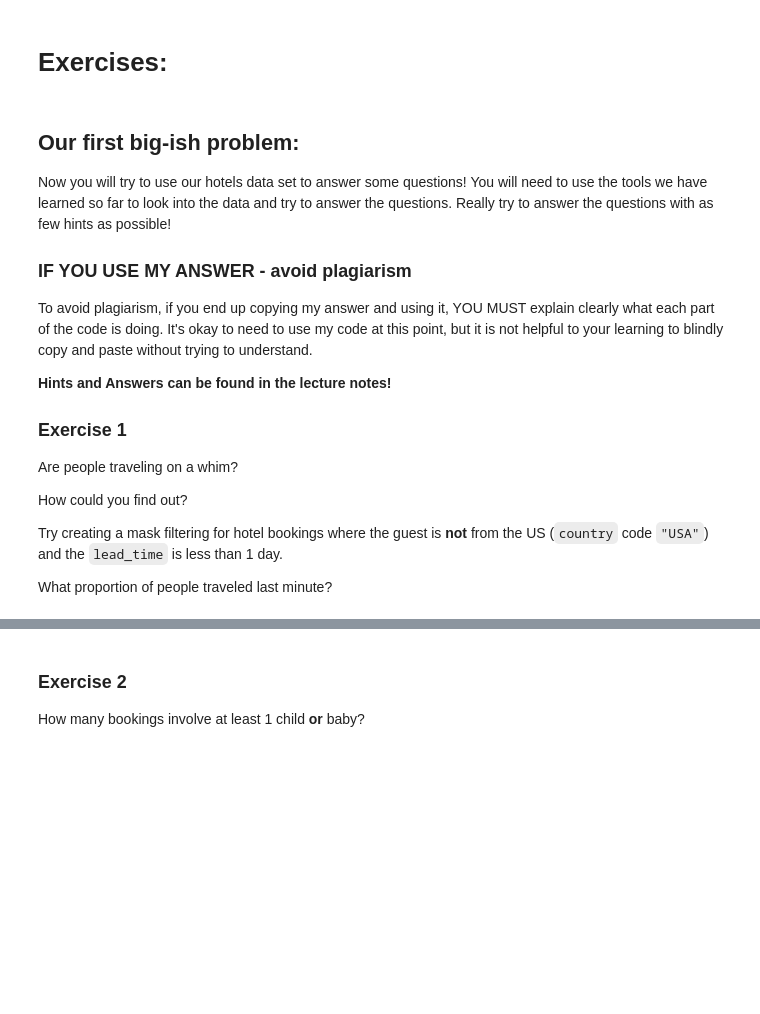
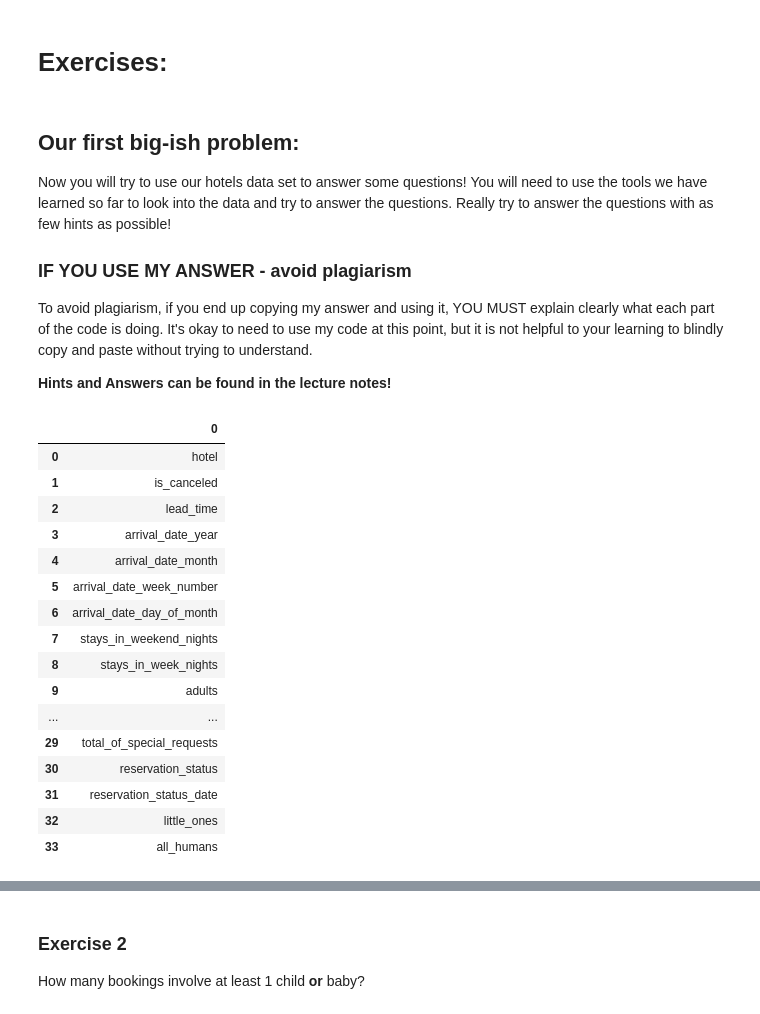
Before and after one commit to dompez/Day6, a Jupyter notebook: Day6-HW.ipynb, the cells around one changed output, grey strips where cells are left out. Drawn from its saved outputs; the diff is of its cells as text; code cells hidden in the pictures; blank space fills up the shorter version.

```diff
--- a/Day6-HW.ipynb
+++ b/Day6-HW.ipynb
@@ -286,13 +286,23 @@ Now you will try to use our hotels data set to answer some questions! You will n
 To avoid plagiarism, if you end up copying my answer and using it, YOU MUST explain clearly what each part of the code is doing. It's okay to need to use my code at this point, but it is not helpful to your learning to blindly copy and paste without trying to understand.
 
 **Hints and Answers can be found in the lecture notes!**
-
-### Exercise 1
-
-Are people traveling on a whim?
-
-How could you find out?
-
-Try creating a mask filtering for hotel bookings where the guest is **not** from the US (`country` code `"USA"`) and the `lead_time` is less than 1 day.
-
-What proportion of people traveled last minute?
+# %%
+pd.DataFrame(DF_raw_hotels.columns)
+# %% [output]
+|  | 0 |
+| 0 | hotel |
+| 1 | is_canceled |
+| 2 | lead_time |
+| 3 | arrival_date_year |
+| 4 | arrival_date_month |
+| 5 | arrival_date_week_number |
+| 6 | arrival_date_day_of_month |
+| 7 | stays_in_weekend_nights |
+| 8 | stays_in_week_nights |
+| 9 | adults |
+| ... | ... |
+| 29 | total_of_special_requests |
+| 30 | reservation_status |
+| 31 | reservation_status_date |
+| 32 | little_ones |
+| 33 | all_humans |
```
Also changed, not shown: parts of 18 cells of this notebook.
